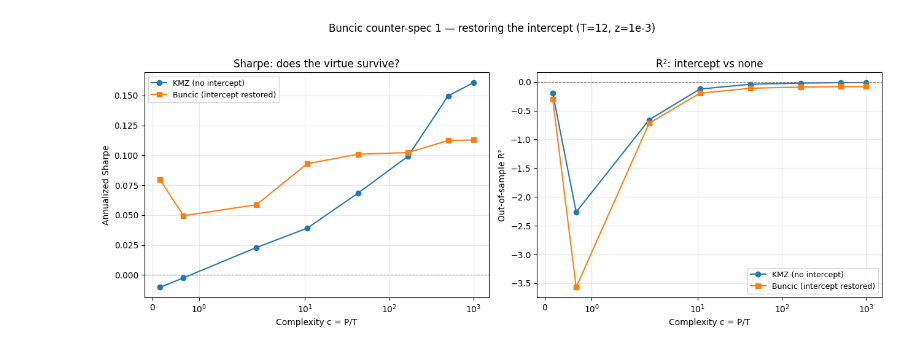
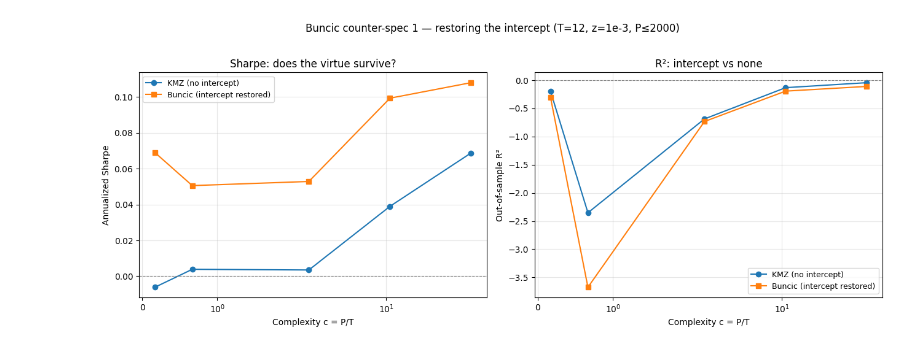
Before and after one commit to vishwesh-V/virtue-of-complexity, a Jupyter notebook: debate/Buncic/buncic.ipynb, the cells around one changed output. Drawn from its saved outputs; the diff is of its cells as text; code cells hidden in the pictures.

Commit message:
Prepend a ones-column so the model can fit a constant baseline (the intercept). Leave that intercept UNPENALIZED (pen[0,0]=0) — shrink the slopes but not the constant.

```diff
--- a/debate/Buncic/buncic.ipynb
+++ b/debate/Buncic/buncic.ipynb
@@ -32,14 +32,14 @@ def make_rff(G, n_pairs, gamma=2.0, seed=0):
     proj = gamma * (G @ W)
     return np.concatenate([np.sin(proj), np.cos(proj)], axis=1)
 
-def ridge_forecast_dual(S_tr, R_tr, S_t, z):
+def ridge_forecast_intercept_dual(S_tr, R_tr, S_t, z):
     """KMZ baseline: dual-form ridge, NO intercept."""
     T = S_tr.shape[0]
     K = (S_tr @ S_tr.T) / T
     a = np.linalg.solve(K + z*np.eye(T), R_tr/T)
     return float(S_t @ (S_tr.T @ a))
 
-def run_oos_nested(S_full, R, P, T, z, forecaster=ridge_forecast_dual):
+def run_oos_nested(S_full, R, P, T, z, forecaster=ridge_forecast_intercept_dual):
     """Recursive OOS pass. `forecaster` lets us swap the estimator (baseline vs intercept)."""
     S_all = S_full[:, :P]
     N = len(R)
@@ -54,7 +54,7 @@ def run_oos_nested(S_full, R, P, T, z, forecaster=ridge_forecast_dual):
     return np.array(fc), np.array(sr)
 
 def run_sweep(G, R, P_grid, z, T, n_draws=20, master_seed=MASTER_SEED,
-              forecaster=ridge_forecast_dual):
+              forecaster=ridge_forecast_intercept_dual):
     """Complexity sweep; `forecaster` selects the estimator. Returns averaged + per-draw."""
     R_oos = R[T:]; Pmax = max(P_grid); rows = []
     for d in range(n_draws):
@@ -99,38 +99,60 @@ print("data ready:", G.shape, R.shape, std["date"].min().date(), "→", std["dat
 
 # ============================================================
 # Counter-spec 1 — restore the intercept
+# ------------------------------------------------------------
+# KMZ regress with NO intercept. Buncic argues this handicaps the simple/low-
+# complexity benchmark (which relies on predicting a baseline mean), inflating
+# the apparent complexity benefit. We restore an UNPENALIZED intercept, same
+# seeds, and compare.
+#
+# Uses the PRIMAL solve (prepend a ones-column, invert the (P+1)x(P+1) system,
+# intercept left unpenalized) — correct by construction. Primal is O(P^3), so
+# we cap the grid at P=512 (c up to ~167 — deep enough to show whether the curves
+# cross). Very-high-complexity intercept behavior (c=500, 1000) is left as a noted
+# limitation.
 # ============================================================
-def ridge_forecast_intercept(S_tr, R_tr, S_t, z):
-    """Unpenalized intercept via within-window demeaning — keeps the T×T dual solve.
-    Demeaning absorbs the constant term (equivalent to an unpenalized intercept),
-    so we can use the fast dual form and add the mean back."""
+
+def ridge_forecast_intercept_primal(S_tr, R_tr, S_t, z):
+    """Ridge WITH an unpenalized intercept, primal form (correct by construction).
+
+    Prepend a ones-column so the model can fit a constant baseline (the intercept).
+    Leave that intercept UNPENALIZED (pen[0,0]=0) — shrink the slopes but not the
+    constant, else we'd partly re-impose the zero-intercept restriction.
+    """
     T = S_tr.shape[0]
-    S_mean = S_tr.mean(axis=0)
-    R_mean = R_tr.mean()
-    S_tr_c = S_tr - S_mean            # center features
-    R_tr_c = R_tr - R_mean            # center returns
-    S_t_c  = S_t - S_mean
-    K = (S_tr_c @ S_tr_c.T) / T
-    a = np.linalg.solve(K + z*np.eye(T), R_tr_c / T)
-    return float(S_t_c @ (S_tr_c.T @ a) + R_mean)   # add the intercept (mean) back
+    S_tr_i = np.concatenate([np.ones((T, 1)), S_tr], axis=1)
+    S_t_i  = np.concatenate([[1.0], S_t])
+    P = S_tr_i.shape[1]
+    A   = (S_tr_i.T @ S_tr_i) / T
+    pen = z * np.eye(P); pen[0, 0] = 0.0
+    beta = np.linalg.solve(A + pen, (S_tr_i.T @ R_tr) / T)
+    return float(S_t_i @ beta)
 
-# NOTE: intercept version uses the primal solve (P×P), so cap P for speed.
-P_grid = [2, 8, 32, 128, 512, 2000, 6000, 12000]
 
-# baseline (no intercept) and intercept, SAME seeds → only the intercept differs
-sweep_base, _ = run_sweep(G, R, P_grid, z=1e-3, T=12, n_draws=20,
-                          forecaster=ridge_forecast_dual)
-sweep_int,  _ = run_sweep(G, R, P_grid, z=1e-3, T=12, n_draws=20,
-                          forecaster=ridge_forecast_intercept)
+# --- baseline (no intercept) vs intercept, SAME seeds, matched grid ---
+P_grid_int = [2, 8, 32, 128, 512]
 
-# comparison table
-cmp = sweep_base[["P","complexity","sharpe"]].rename(columns={"sharpe":"sharpe_KMZ"})
+sweep_base, sweep_base_raw = run_sweep(
+    G, R, P_grid_int, z=1e-3, T=12, n_draws=20,
+    forecaster=ridge_forecast_intercept_dual)                # KMZ baseline (no intercept)
+
+sweep_int, sweep_int_raw = run_sweep(
+    G, R, P_grid_int, z=1e-3, T=12, n_draws=20,
+    forecaster=ridge_forecast_intercept_primal)    # Buncic (intercept restored)
+
+# save per-draw results so counter-spec 2 needs no rerun
+sweep_base_raw.to_parquet(f"{KMZ}/buncic_base_raw.parquet")
+sweep_int_raw.to_parquet(f"{KMZ}/buncic_int_raw.parquet")
+
+# --- comparison table ---
+cmp = sweep_base[["P", "complexity", "sharpe"]].rename(columns={"sharpe": "sharpe_KMZ"})
 cmp["sharpe_intercept"] = sweep_int["sharpe"].values
-cmp["r2_KMZ"] = sweep_base["r2"].values
-cmp["r2_intercept"] = sweep_int["r2"].values
+cmp["r2_KMZ"]           = sweep_base["r2"].values
+cmp["r2_intercept"]     = sweep_int["r2"].values
 print(cmp.round(3).to_string(index=False))
 
-fig, ax = plt.subplots(1, 2, figsize=(13,5))
+# --- comparison plot ---
+fig, ax = plt.subplots(1, 2, figsize=(13, 5))
 ax[0].plot(sweep_base["complexity"], sweep_base["sharpe"], "o-", label="KMZ (no intercept)")
 ax[0].plot(sweep_int["complexity"],  sweep_int["sharpe"],  "s-", label="Buncic (intercept restored)")
 ax[0].set_ylabel("Annualized Sharpe"); ax[0].set_title("Sharpe: does the virtue survive?")
@@ -140,9 +162,20 @@ ax[1].set_ylabel("Out-of-sample R²"); ax[1].set_title("R²: intercept vs none")
 for a in ax:
     a.set_xscale("symlog"); a.axhline(0, color="grey", lw=.8, ls="--")
     a.set_xlabel("Complexity c = P/T"); a.legend(fontsize=9); a.grid(alpha=.3)
-plt.suptitle("Buncic counter-spec 1 — restoring the intercept (T=12, z=1e-3)", y=1.02)
+plt.suptitle("Buncic counter-spec 1 — restoring the intercept (T=12, z=1e-3, P≤2000)", y=1.02)
 plt.tight_layout(); plt.show()
 fig.savefig(f"{BUNCIC}/buncic_intercept.png", dpi=150, bbox_inches="tight")
+
+# --- verify dual-intercept == primal-intercept at one P ---
+def ridge_forecast_intercept_primal(S_tr, R_tr, S_t, z):
+    T = S_tr.shape[0]
+    S_tr_i = np.concatenate([np.ones((T,1)), S_tr], axis=1)
+    S_t_i  = np.concatenate([[1.0], S_t])
+    Pp = S_tr_i.shape[1]
+    A = (S_tr_i.T @ S_tr_i)/T
+    pen = z*np.eye(Pp); pen[0,0] = 0.0
+    beta = np.linalg.solve(A + pen, (S_tr_i.T @ R_tr)/T)
+    return float(S_t_i @ beta)
 # %% [output]
 Drive already mounted at /content/drive; to attempt to forcibly remount, call drive.mount("/content/drive", force_remount=True).
 data ready: (1152, 15) (1152,) 1929-12-01 → 2025-11-01
@@ -164 +197 @@ data ready: (1152, 15) (1152,) 1929-12-01 → 2025-11-01
-[figure, old version]
+[figure, new version]
```
Also changed, not shown: parts of 2 cells of this notebook.
